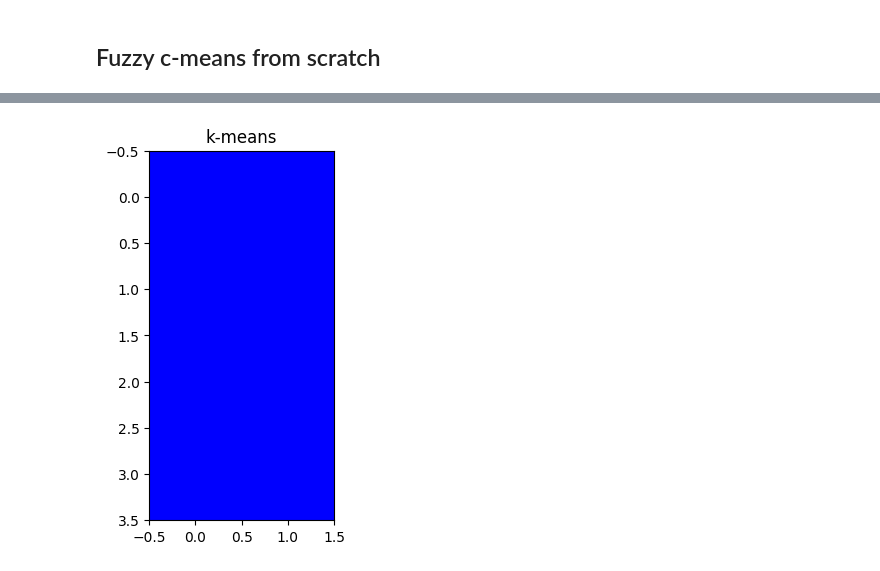
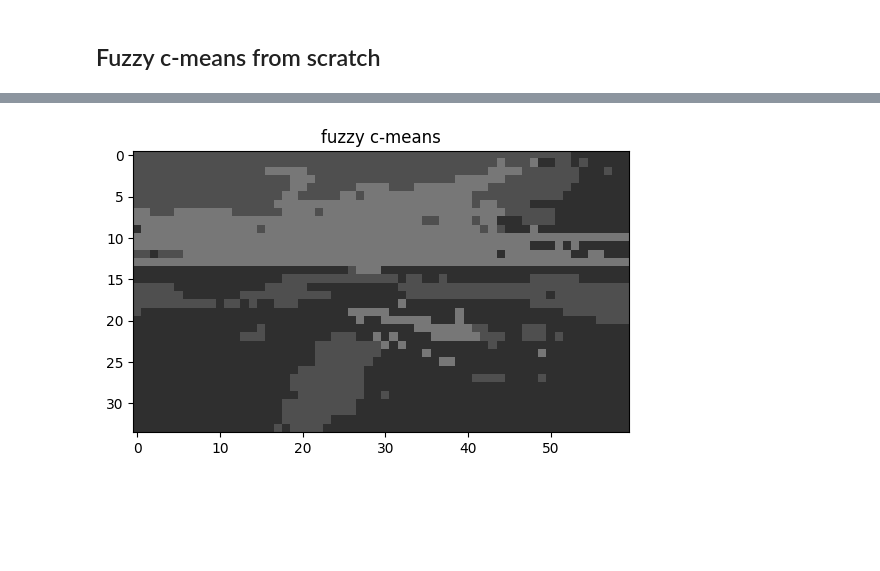
Before and after one commit to e-Rivers/CS5050_ComputerVision, a Jupyter notebook: HMWK_2/HMWK_2_clustering.ipynb, the cells around one changed output, grey strips where cells are left out. Drawn from its saved outputs; the diff is of its cells as text; code cells hidden in the pictures; blank space fills up the shorter version.

Commit message:
Sufficient results for fuzzy c-means by hand

```diff
--- a/HMWK_2/HMWK_2_clustering.ipynb
+++ b/HMWK_2/HMWK_2_clustering.ipynb
@@ -203,48 +193,48 @@ Clipping input data to the valid range for imshow with RGB data ([0..1] for floa
 
 img_color_int = cv.imread('beach.jpeg')
 
-#img = cv.resize(img_color_int, (60, 34))
+img = cv.resize(img_color_int, (60, 34))
 
 
 # K-means implementation for image segmentation by hand.
 n = 3
 
-img = np.array([
-    [[200,  200,  200],
-     [190, 180, 200]],
-     [[200, 170, 200],
-      [100, 80, 90]],
-     [[120, 90, 100],
-      [100, 120, 90]],
-      [[0, 3, 7],
-       [1, 11, 11]]])
+# img = np.array([
+#     [[200,  200,  200],
+#      [190, 180, 200]],
+#      [[200, 170, 200],
+#       [100, 80, 90]],
+#      [[120, 90, 100],
+#       [100, 120, 90]],
+#       [[0, 3, 7],
+#        [1, 11, 11]]])
 
-
-debug(img, 'new image')
 
 # Homework asks for the algorithm to be tailored for color images.
 rows, cols, channels = img.shape
 
 coordinates = itertools.product(list(range(rows)), list(range(cols)))
 coordinates = [coordinate for coordinate in coordinates]
-debug(coordinates, 'all coordinates 2d')
+#debug(coordinates, 'all coordinates 2d')
 
 # means positions
 #means_pos = random.sample(coordinates, n)
-means_pos = [(0, 0), (1, 1), (3, 1)]
-#means_pos = [(15, 10), (10, 25), (0, 0)]
+#means_pos = [(0, 0), (1, 1), (3, 1)]
+#means_pos = [(15, 10), (10, 26), (0, 0)]
 
-debug(means_pos, 'initial means positions')
-means =[img[x, y, :] for x, y in means_pos]
+#debug(means_pos, 'initial means positions')
+#means =[img[x, y, :] for x, y in means_pos]
+#debug(means, 'initial means')
+means = [ (0, 0, 255), (255, 0, 0), (0, 255, 0)]
 debug(means, 'initial means')
 
 clusters = [[mean] for mean in means]
-debug(clusters, 'initial clusters')
+#debug(clusters, 'initial clusters')
 
 mem = np.zeros((rows, cols, n))
 debug(mem.shape, 'membership tensor shape')
 
-for _ in range(10):
+for _ in range(2):
     for cluster_ind, mean1 in enumerate(means):
         perfect_matches = set()
         # Calculate fuzzy membership values for all the pixels.
@@ -263,9 +253,9 @@ for _ in range(10):
                     perfect_matches.add((i, j))
                     continue
 
-                debug(d2c, f'distance to cluster {cluster_ind} from {i}, {j}')
+                #debug(d2c, f'distance to cluster {cluster_ind} from {i}, {j}')
 
-                debug(((r1, g1, b1), mean1), 'Image point followed by the cluster center')
+                #debug(((r1, g1, b1), mean1), 'Image point followed by the cluster center')
                 denom = 0
                 for mean2 in means:
                     r2, g2, b2 = mean2
@@ -274,13 +264,20 @@ for _ in range(10):
                             (g2 - g1) ** 2 +
                             (b2 - b1) ** 2)) ** 0.5
 
-                    debug(d2c2, 'distance to cluster 2')
-                    debug(d2c / d2c2, 'current division of distances to clusters')
-                    debug(((r1, g1, b1), mean2), 'Image point followed by the cluster center 2')
+                    #debug(d2c2, 'distance to cluster 2')
+                    #debug(d2c / d2c2, 'current division of distances to clusters')
+                    #debug(((r1, g1, b1), mean2), 'Image point followed by the cluster center 2')
                     denom += d2c / d2c2
 
                 mem[i, j, cluster_ind] = 1 / denom
-    debug(mem, 'the fuzzy membership tensor')
+    for i in range(rows):
+        for j in range(cols):
+            debug(sum(mem[i, j, :]), 'sum across clusters')
+
+    debug(mem[15, 10, :], 'the fuzzy membership tensor 15 10 should be 0')
+    debug(mem[10, 26, :], 'the fuzzy membership tensor 10 26 should be 1')
+    debug(mem[0, 0, :], 'the fuzzy membership tensor 0 0 should be 2')
+    debug(np.linalg.norm(mem), 'norm of mem tensor')
 
     for cluster_ind, mean1 in enumerate(means):
         # After the fuzzy membership has been calculated, we re-calculate the centers.
@@ -290,34 +287,33 @@ for _ in range(10):
             for j in range(cols):
                 num += mem[i, j, cluster_ind] * img[i, j, :]
                 denom += mem[i, j, cluster_ind]
+        debug(num, 'num for centers')
+        debug(denom, 'denom for centers')
         new_mean = np.array(num / denom)
         means[cluster_ind] = new_mean
     debug(means, 'new means')
 
-
-
-color_list = [
-    [0, 0, 0],
-    [0, 50, 255],
-    [255, 0, 0],
-    (0, 255, 0),
-    (0, 0, 255),
-    (255, 255, 0),
-    (0, 255, 255),
-    (255, 0, 255),]
-
-used_colors = color_list[:n]
+means = [mean.astype('uint8') for mean in means]
+debug(means, 'means')
 
 new_img = np.zeros(img.shape)
 
-
+# Since each point has 3 separate membership values right one each cluster, how can I
+# color the points
 for i in range(rows):
     for j in range(cols):
+        max_membership = float('-Inf')
+        cluster_ind = None
         for cluster_ind in range(n):
-            new_img[i, j, :] = mem[i, j, cluster_ind] * np.array(used_colors[cluster_ind])
-            debug(mem[i, j, cluster_ind] * np.array(used_colors[cluster_ind]), 'color times belonging intensity')
-debug(new_img, 'new image')
+            curr_mem = mem[i, j, cluster_ind]
+            if curr_mem > max_membership:
+                max_membership = curr_mem
+                # Max membership cluster
+                max_mcluster = cluster_ind
+            new_img[i, j, :] = mean[max_mcluster]
+            #debug(mem[i, j, cluster_ind] * np.array(used_colors[cluster_ind]), 'color times belonging intensity')
+#debug(new_img, 'new image')
 
-display_imgs([img, new_img], ['original', 'k-means'])
+display_imgs([img, new_img.astype('uint8')], ['original', 'fuzzy c-means'])
 # %% [output]
 --------------------------------------------
@@ -343 +338 @@ Clipping input data to the valid range for imshow with RGB data ([0..1] for floa
-[figure, old version]
+[figure, new version]
```
Also changed, not shown: parts of 3 cells of this notebook, 2 other files.
